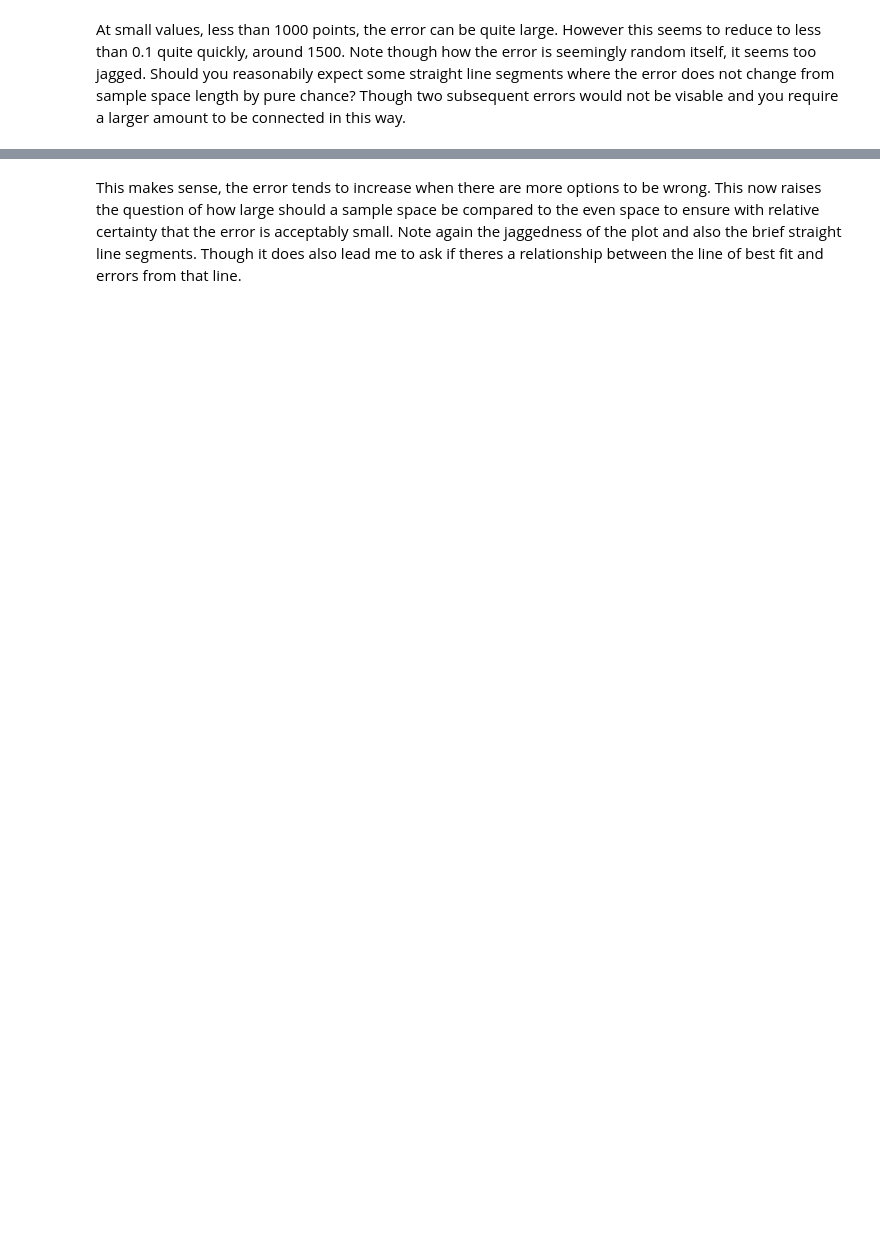
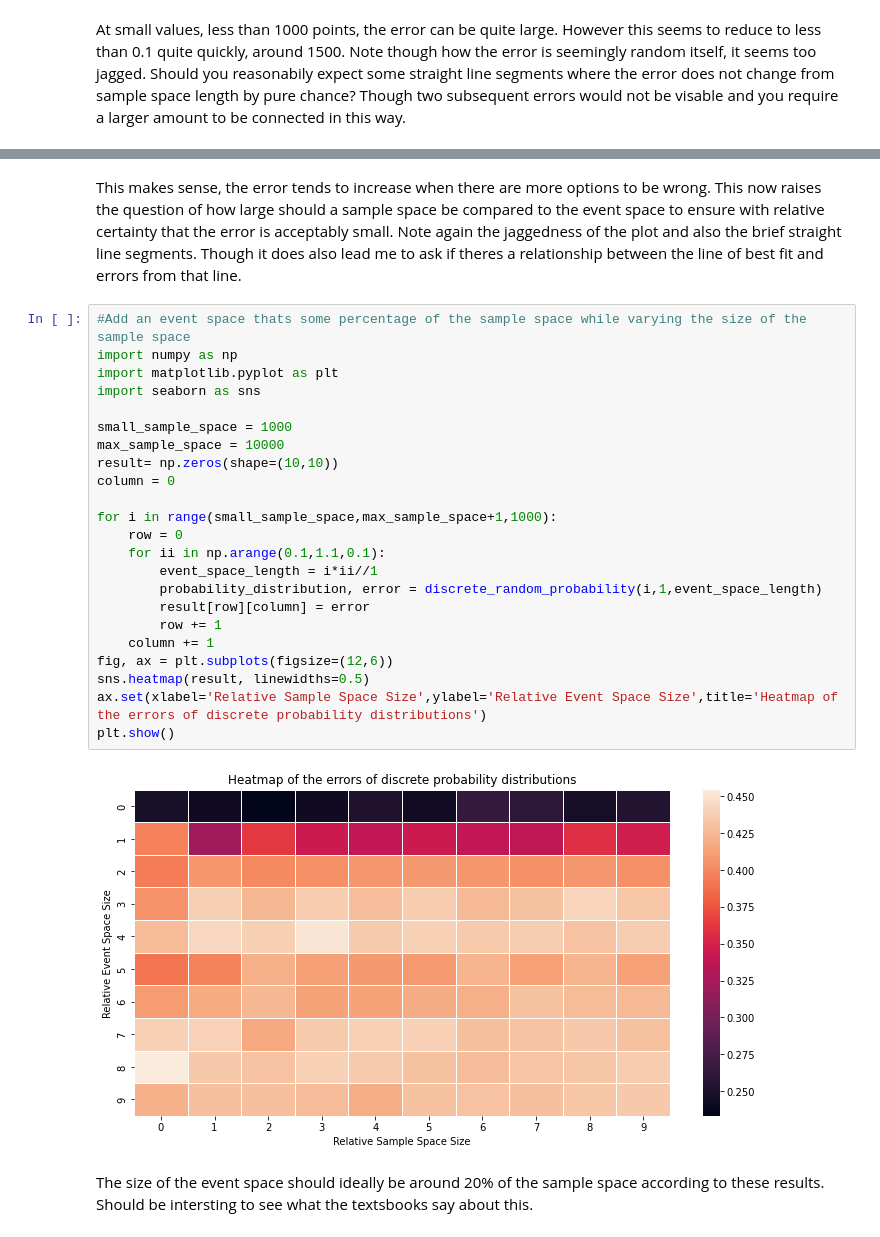
Before and after one commit to JordaanI/SmallPythonProjects, a Jupyter notebook: Stats/Discrete_Distribution.ipynb, the cells around one changed output, grey strips where cells are left out. Saved outputs shown, nothing was run; the diff lists cells and outputs as text; blank space fills up the shorter version.

```diff
--- a/Stats/Discrete_Distribution.ipynb
+++ b/Stats/Discrete_Distribution.ipynb
@@ -72,2 +81,29 @@ plt.show()
 # %% [markdown]
-This makes sense, the error tends to increase when there are more options to be wrong. This now raises the question of how large should a sample space be compared to the even space to ensure with relative certainty that the error is acceptably small. Note again the jaggedness of the plot and also the brief straight line segments. Though it does also lead me to ask if theres a relationship between the line of best fit and errors from that line.
+This makes sense, the error tends to increase when there are more options to be wrong. This now raises the question of how large should a sample space be compared to the event space to ensure with relative certainty that the error is acceptably small. Note again the jaggedness of the plot and also the brief straight line segments. Though it does also lead me to ask if theres a relationship between the line of best fit and errors from that line.
+# %%
+#Add an event space thats some percentage of the sample space while varying the size of the sample space
+import numpy as np
+import matplotlib.pyplot as plt
+import seaborn as sns
+
+small_sample_space = 1000
+max_sample_space = 10000
+result= np.zeros(shape=(10,10))
+column = 0
+
+for i in range(small_sample_space,max_sample_space+1,1000):
+    row = 0
+    for ii in np.arange(0.1,1.1,0.1):
+        event_space_length = i*ii//1
+        probability_distribution, error = discrete_random_probability(i,1,event_space_length)
+        result[row][column] = error
+        row += 1
+    column += 1
+fig, ax = plt.subplots(figsize=(12,6))
+sns.heatmap(result, linewidths=0.5)
+ax.set(xlabel='Relative Sample Space Size',ylabel='Relative Event Space Size',title='Heatmap of the errors of discrete probability distributions')
+plt.show()
+# %% [output]
+[figure, added]
+# %% [markdown]
+The size of the event space should ideally be around 20% of the sample space according to these results. Should be intersting to see what the textsbooks say about this.
```
Also changed, not shown: parts of 3 cells of this notebook.
